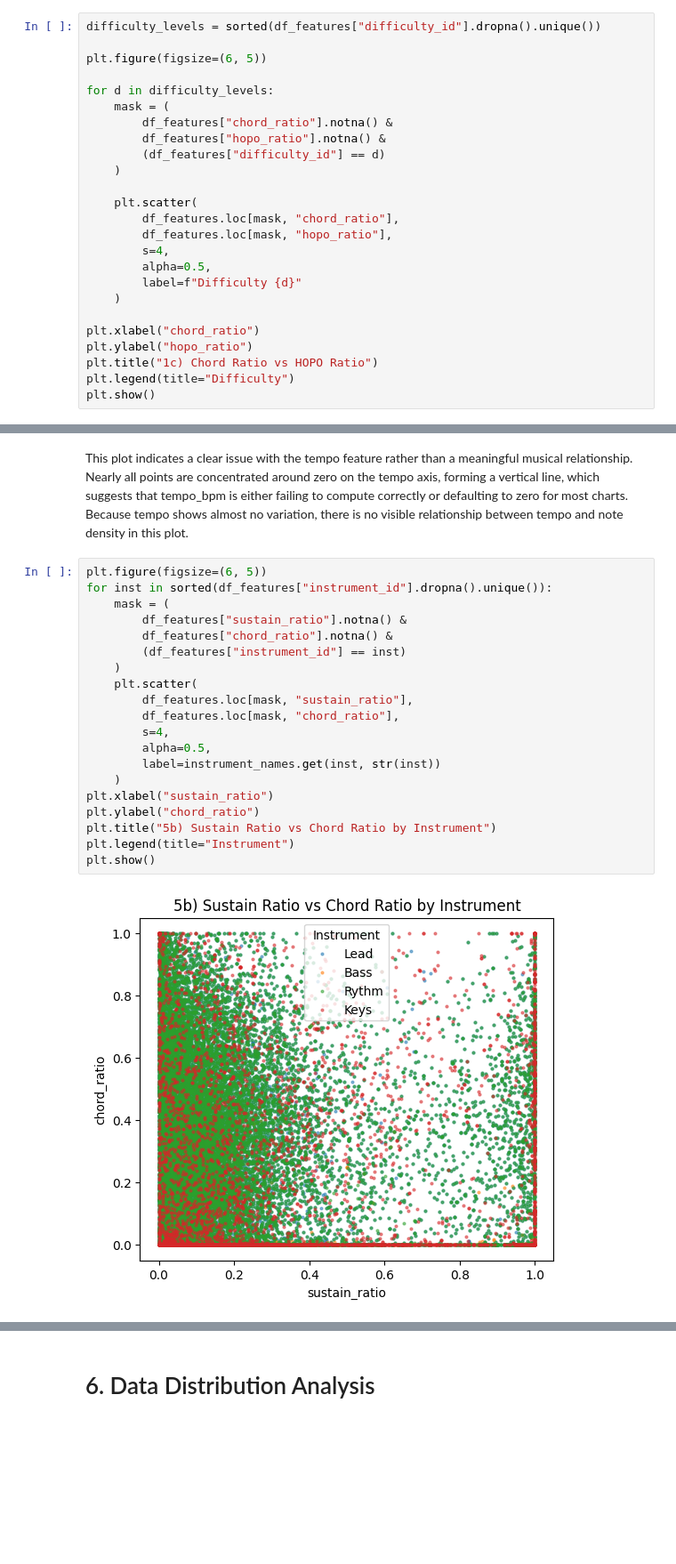
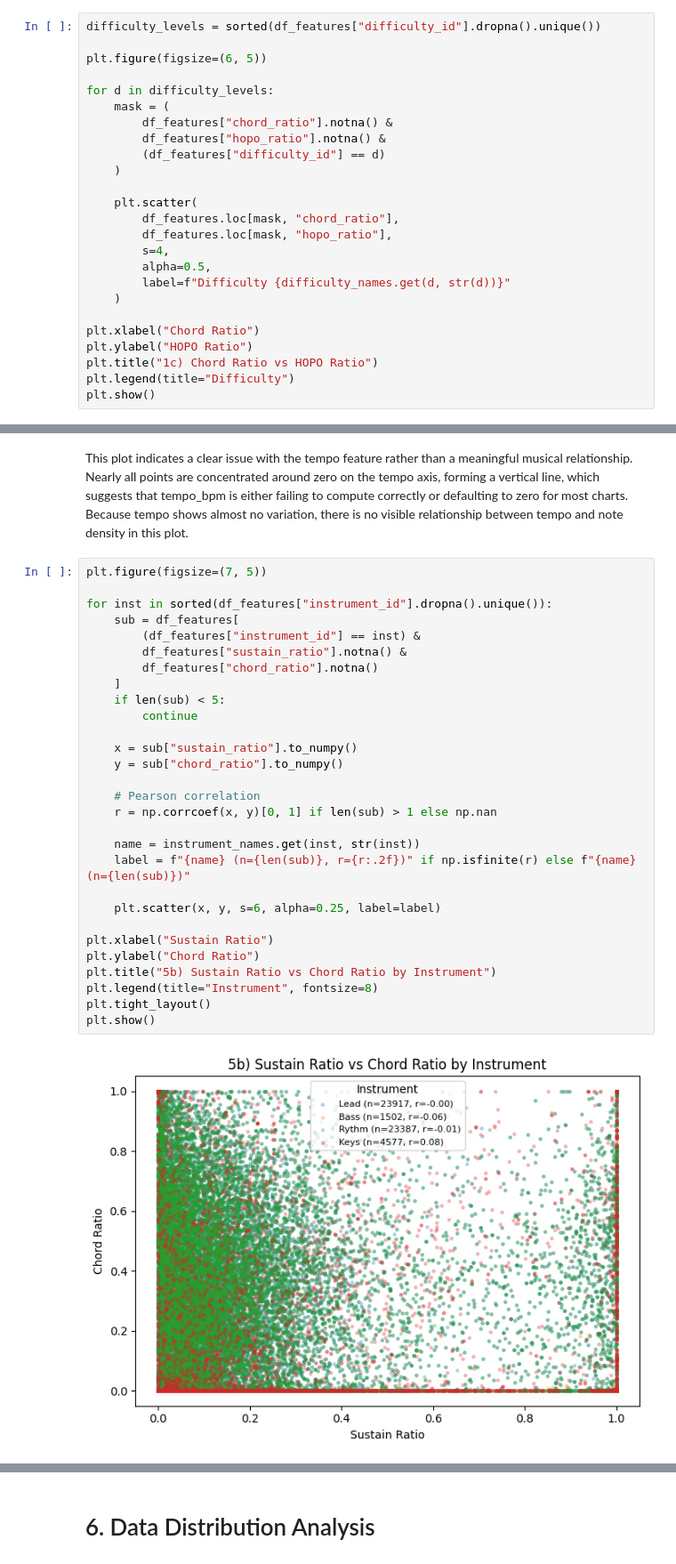
Before and after one commit to MattGroho/tab-hero, a Jupyter notebook: notebooks/feature_exploration.ipynb, the cells around one changed output, grey strips where cells are left out. Shown at 89% size. Cells and saved outputs as stored; diff of their text form; blank space fills up the shorter version.

Commit message:
final notebook cleanup with upgraded visuals

```diff
--- a/notebooks/feature_exploration.ipynb
+++ b/notebooks/feature_exploration.ipynb
@@ -421,11 +448,11 @@ for d in difficulty_levels:
         df_features.loc[mask, "hopo_ratio"],
         s=4,
         alpha=0.5,
-        label=f"Difficulty {d}"
+        label=f"Difficulty {difficulty_names.get(d, str(d))}"
     )
 
-plt.xlabel("chord_ratio")
-plt.ylabel("hopo_ratio")
+plt.xlabel("Chord Ratio")
+plt.ylabel("HOPO Ratio")
 plt.title("1c) Chord Ratio vs HOPO Ratio")
 plt.legend(title="Difficulty")
 plt.show()
@@ -664,25 +680,34 @@ plt.show()
 # %% [markdown]
 This plot indicates a clear issue with the tempo feature rather than a meaningful musical relationship. Nearly all points are concentrated around zero on the tempo axis, forming a vertical line, which suggests that tempo_bpm is either failing to compute correctly or defaulting to zero for most charts. Because tempo shows almost no variation, there is no visible relationship between tempo and note density in this plot.
 # %%
-plt.figure(figsize=(6, 5))
+plt.figure(figsize=(7, 5))
+
 for inst in sorted(df_features["instrument_id"].dropna().unique()):
-    mask = (
+    sub = df_features[
+        (df_features["instrument_id"] == inst) &
         df_features["sustain_ratio"].notna() &
-        df_features["chord_ratio"].notna() &
-        (df_features["instrument_id"] == inst)
-    )
-    plt.scatter(
-        df_features.loc[mask, "sustain_ratio"],
-        df_features.loc[mask, "chord_ratio"],
-        s=4,
-        alpha=0.5,
-        label=instrument_names.get(inst, str(inst))
-    )
-plt.xlabel("sustain_ratio")
-plt.ylabel("chord_ratio")
+        df_features["chord_ratio"].notna()
+    ]
+    if len(sub) < 5:
+        continue
+
+    x = sub["sustain_ratio"].to_numpy()
+    y = sub["chord_ratio"].to_numpy()
+
+    # Pearson correlation
+    r = np.corrcoef(x, y)[0, 1] if len(sub) > 1 else np.nan
+
+    name = instrument_names.get(inst, str(inst))
+    label = f"{name} (n={len(sub)}, r={r:.2f})" if np.isfinite(r) else f"{name} (n={len(sub)})"
+
+    plt.scatter(x, y, s=6, alpha=0.25, label=label)
+
+plt.xlabel("Sustain Ratio")
+plt.ylabel("Chord Ratio")
 plt.title("5b) Sustain Ratio vs Chord Ratio by Instrument")
-plt.legend(title="Instrument")
+plt.legend(title="Instrument", fontsize=8)
+plt.tight_layout()
 plt.show()
 # %% [output]
-[figure, old version]
+[figure, new version]
 # %% [markdown]
```
Also changed, not shown: parts of 40 cells of this notebook, 2 other files.
